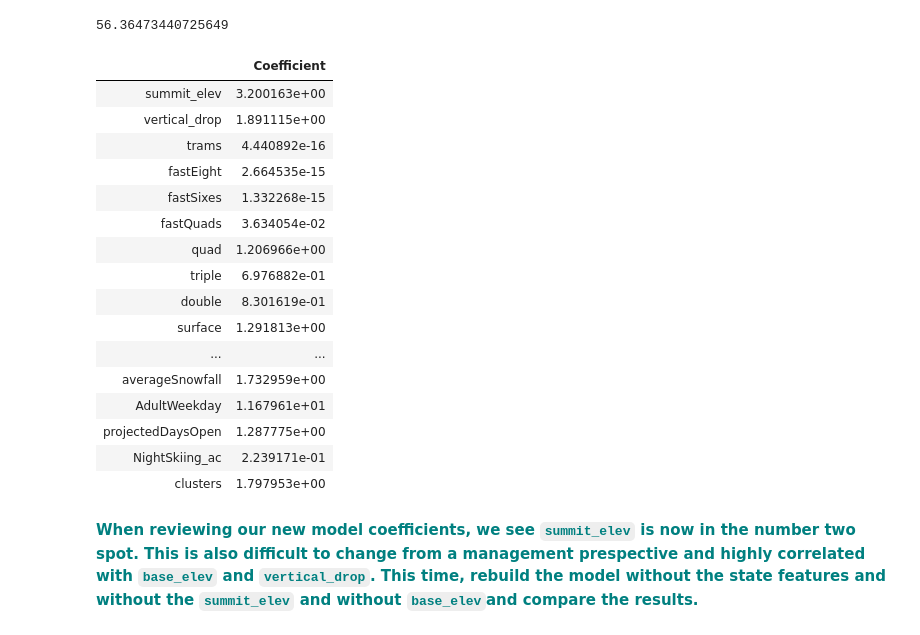
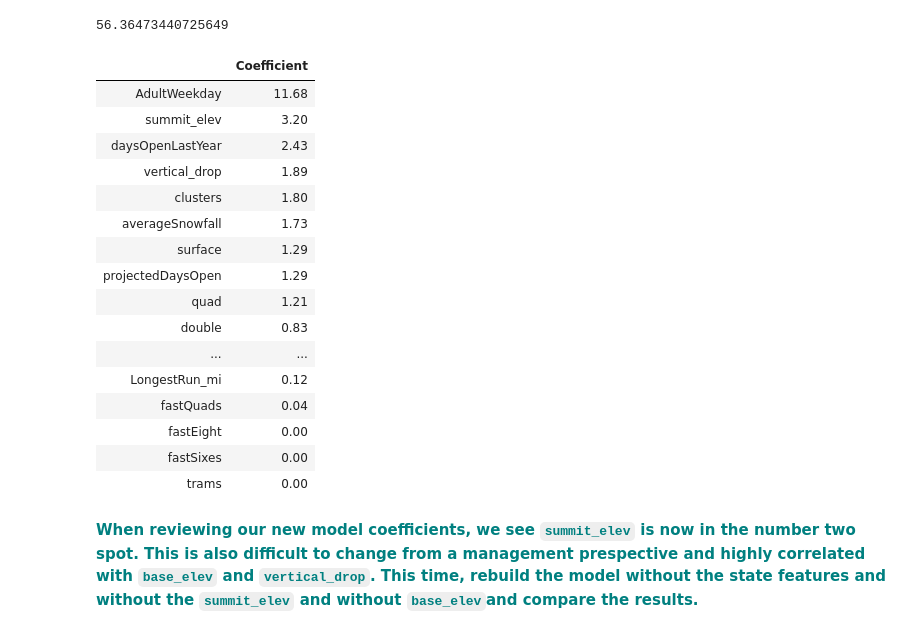
Before and after one commit to mehaksethi54/Project_Work, a Jupyter notebook: GuidedCapstoneStep4and5 (1).ipynb, the cells around one changed output. Cells and saved outputs as stored; diff of their text form; code cells hidden in the pictures.

```diff
--- a/GuidedCapstoneStep4and5 (1).ipynb
+++ b/GuidedCapstoneStep4and5 (1).ipynb
@@ -37,7 +37,7 @@ import matplotlib.pyplot as plt
 import pandas as pd
 import numpy as np
 %matplotlib inline
-
+pd.options.display.float_format = '{:.2f}'.format #breaking out of scientific notations for the full notebook
 os.getcwd()
 # %% [output]
 'C:\\Users\\Vatsla Issar\\Downloads'
@@ -303,25 +310,26 @@ lm2.intercept_
 # %% [output]
 56.36473440725649
 # %%
-pd.DataFrame(abs(lm2.coef_), X2.columns, columns=['Coefficient'])
+b=pd.DataFrame(abs(lm2.coef_), X2.columns, columns=['Coefficient'])
+b.sort_values(by='Coefficient', ascending=False)
 # %% [output]
 |  | Coefficient |
-| summit_elev | 3.200163e+00 |
-| vertical_drop | 1.891115e+00 |
-| trams | 4.440892e-16 |
-| fastEight | 2.664535e-15 |
-| fastSixes | 1.332268e-15 |
-| fastQuads | 3.634054e-02 |
-| quad | 1.206966e+00 |
-| triple | 6.976882e-01 |
-| double | 8.301619e-01 |
-| surface | 1.291813e+00 |
+| AdultWeekday | 11.68 |
+| summit_elev | 3.20 |
+| daysOpenLastYear | 2.43 |
+| vertical_drop | 1.89 |
+| clusters | 1.80 |
+| averageSnowfall | 1.73 |
+| surface | 1.29 |
+| projectedDaysOpen | 1.29 |
+| quad | 1.21 |
+| double | 0.83 |
 | ... | ... |
-| averageSnowfall | 1.732959e+00 |
-| AdultWeekday | 1.167961e+01 |
-| projectedDaysOpen | 1.287775e+00 |
-| NightSkiing_ac | 2.239171e-01 |
-| clusters | 1.797953e+00 |
+| LongestRun_mi | 0.12 |
+| fastQuads | 0.04 |
+| fastEight | 0.00 |
+| fastSixes | 0.00 |
+| trams | 0.00 |
 # %% [markdown]
 **<font color='teal'> When reviewing our new model coefficients, we see `summit_elev` is now in the number two spot. This is also difficult to change from a management prespective and highly correlated with `base_elev` and `vertical_drop`.  This time, rebuild the model without the state features and without the `summit_elev` and without `base_elev`and compare the results. </font>**
 # %% [markdown]
```
Also changed, not shown: parts of 11 cells of this notebook.
